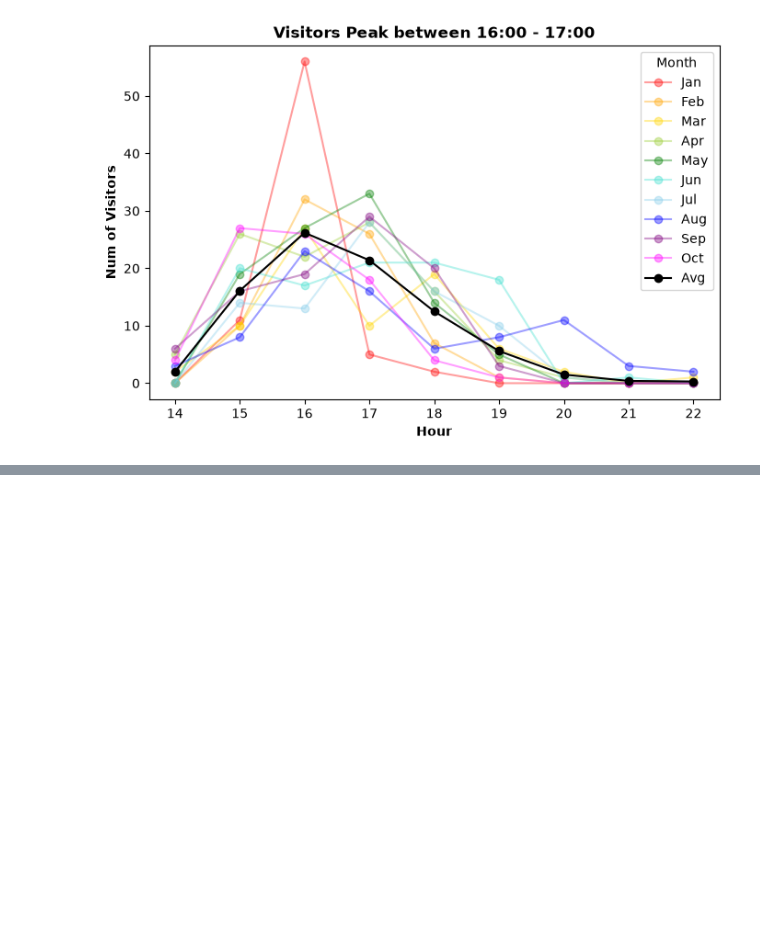
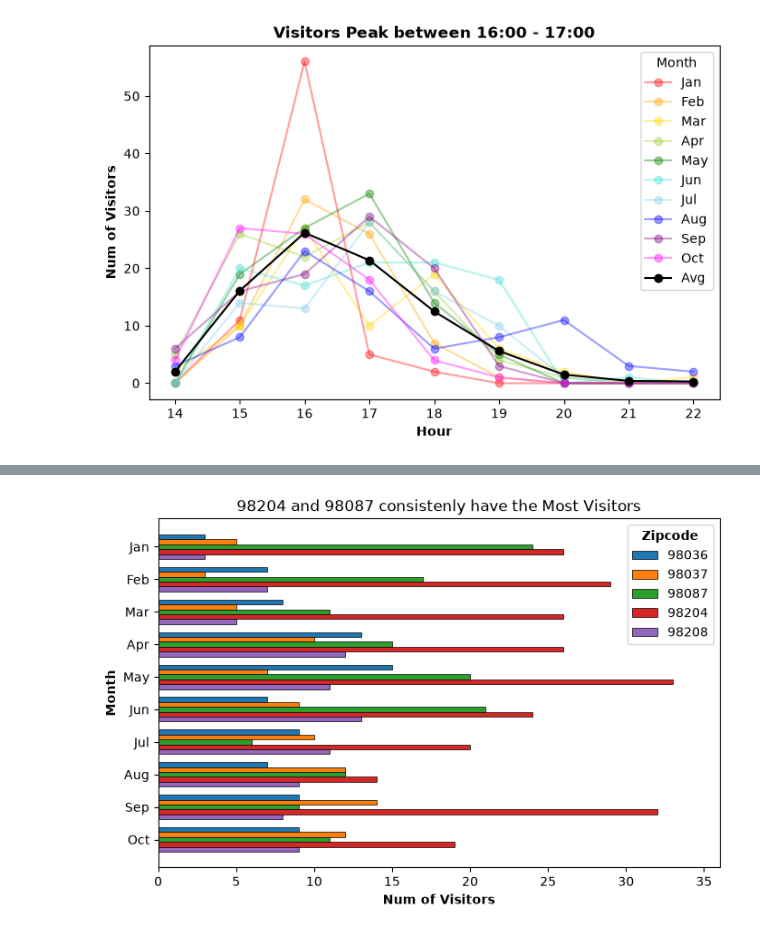
Before and after one commit to jp21bp/WAWAC_FoodProgram, a Jupyter notebook: eda.ipynb, the cells around one changed output, grey strips where cells are left out. Cells and saved outputs as stored; diff of their text form; code cells hidden in the pictures; blank space fills up the shorter version.

Commit message:
Vistors per Zipcode per Month

```diff
--- a/eda.ipynb
+++ b/eda.ipynb
@@ -417,12 +417,17 @@ for zipcode, lat, lon in zip(
 map.save(f'{DATA_PATH}/map.html')
 # %%
 # * Postal code:
-#     - Distribution of zipcodes
+#     - Distribution of zipcodes (Map)
 #     - Change in clusters throughout time (monthly/hourly)
 
 #### Gathering top X zipcodes
-# df['postal_code'].value_counts().sort_values(ascending=False)
+top_X = 5
+top_X_zipcodes = df['postal_code']\
+    .value_counts()\
+    .sort_values(ascending=False)\
+    [:top_X].index.to_list()
 
+####
 df_clients_per_zip = df.groupby(
     by=['month', 'postal_code'],
     as_index=False
@@ -436,38 +441,60 @@ df_clients_per_zip = df.groupby(
     ascending=[True, False]
 )
 
-#### Top 5 zipcodes each month
-df_top5_monthly = df_clients_per_zip\
-    .groupby(
-        by='month',
-        as_index=False
-    ).apply(
-        func= lambda df:
-            df.sort_values(
-                by='num_clients',
-                ascending=False
-            )['postal_code']
-            .head(5)
-    ).reset_index(
-        drop=True
+#### Ensuring all months have the same zipcodes
+all_months =df_clients_per_zip['month'].unique()
+all_zips = top_X_zipcodes
+full_index = pd.MultiIndex.from_product(
+    [all_months, all_zips],
+    names=['month','postal_code']
+)
+df_complete_client_per_zip = df_clients_per_zip\
+    .set_index(['month', 'postal_code'])\
+    .reindex(full_index, fill_value=0)\
+    .reset_index()\
+    .sort_values(
+        by=['month','num_clients'],
+        ascending=[True,False]
     )
 
-# df_top5_monthly = df_clients_per_zip\
-#     .groupby(
-#         by='month',
-#         as_index=False
-#     ).agg(
-#         top_5_zips = pd.NamedAgg(
-#             column=['postal_code','num_clients'],
-#             aggfunc= lambda df: df.sort_values(
-#                 by='num_clients',
-#                 ascending=False
-#             )['postal_code'][:5]
-#         )
-#     )
-
-
-df_top5_monthly
-
 #### Bar graph
+### Pivot table
+pivot_df = df_complete_client_per_zip.pivot(index='month', columns='postal_code', values='num_clients')
+### Initial configs
+center = list(range(-1*int(top_X/2),int(top_X/2),1))\
+    if top_X % 2 == 0 else\
+    list(range(-1*int(top_X/2),int(top_X/2) + 1,1))
+months = pivot_df.index
+zipcodes = pivot_df.columns
+bar_height = 0.15  # grosor de cada barra
+y_positions = np.arange(len(months))
+### Creating plot
+fig, ax = plt.subplots(figsize=(8, 5))
+for i, zipcode in enumerate(zipcodes):
+    ax.barh(
+        y_positions + center[i] * bar_height,  # desplazamiento vertical
+        pivot_df[zipcode],
+        height=bar_height,
+        label=f"{zipcode}",
+        edgecolor='black',
+        linewidth=0.5,
+    )
+### Configs finales
+ax.invert_yaxis()
+ax.set_xlim(0,36)
+ax.set_xlabel('Num of Visitors', fontweight='bold')
+ax.set_yticks(y_positions)
+months=[
+    'Jan', 'Feb', 'Mar', 'Apr', 'May',
+    'Jun', 'Jul', 'Aug', 'Sep', 'Oct'
+]
+ax.set_yticklabels(months)
+ax.set_ylabel('Month', fontweight='bold')
+legend = ax.legend(title='Zipcode')
+legend.get_title().set_fontweight('bold')
+ax.set_title(
+    '98204 and 98087 Consistenly have the Most Visitors',
+    fontweight='bold'
+)
+plt.show()
 # %% [output]
@@ -490,0 +501 @@ Name: postal_code, dtype: int64
+[figure, added]
```
Also changed, not shown: parts of 3 cells of this notebook.
